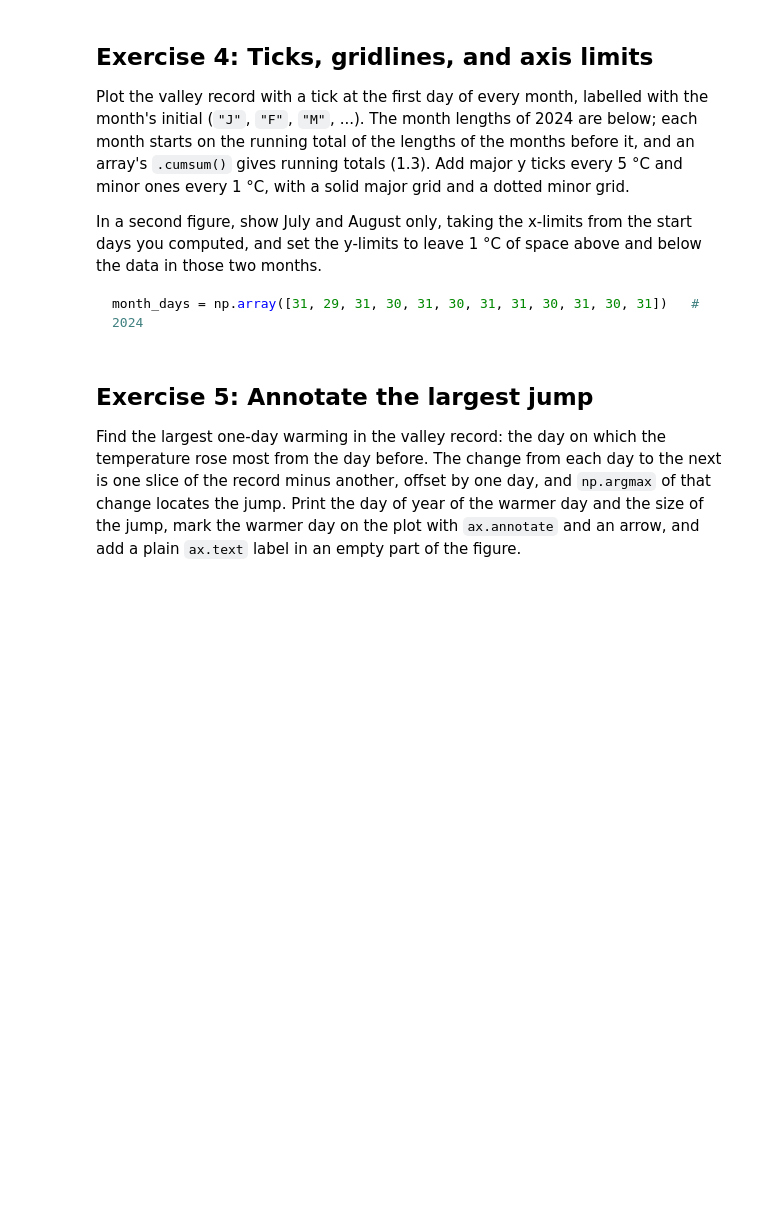
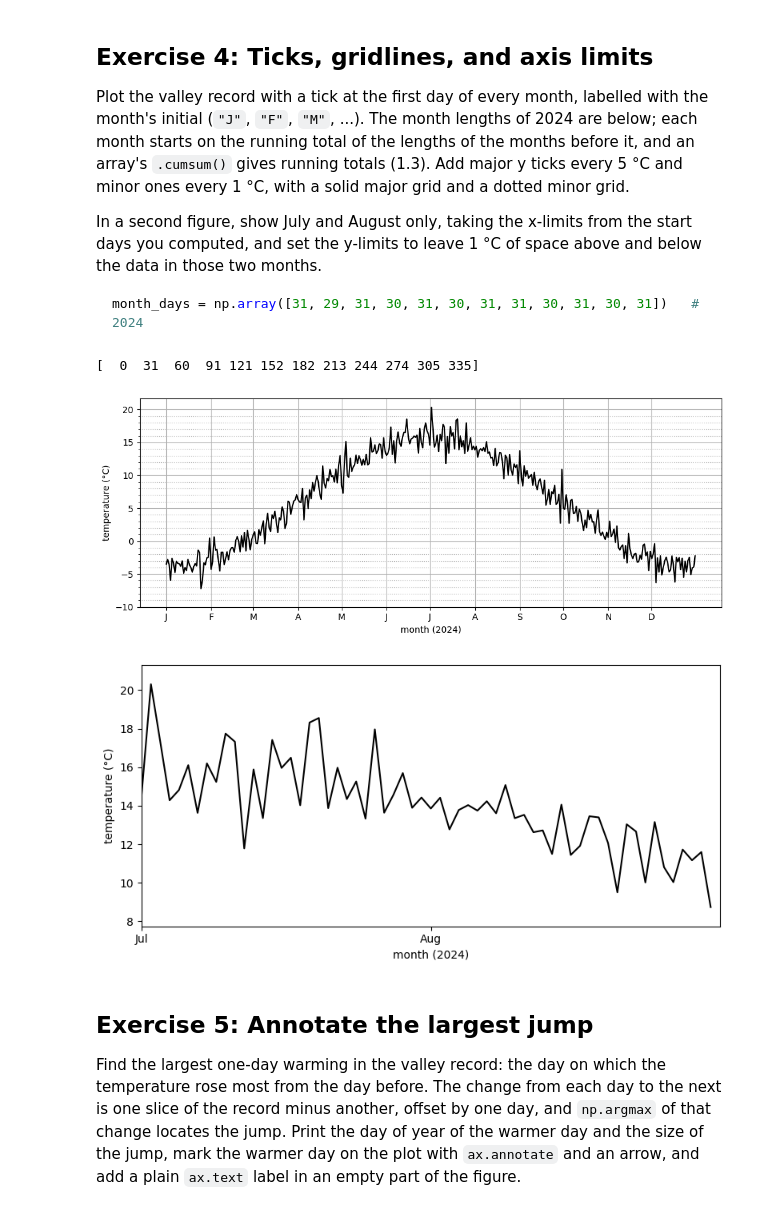
Before and after one commit to kara04y/2026_Intro_Python, a Jupyter notebook: live/part-I/1.4-matplotlib-and-xarray-exercises.ipynb, the cells around one changed output. Drawn from its saved outputs; the diff is of its cells as text; code cells hidden in the pictures; blank space fills up the shorter version.

```diff
--- a/live/part-I/1.4-matplotlib-and-xarray-exercises.ipynb
+++ b/live/part-I/1.4-matplotlib-and-xarray-exercises.ipynb
@@ -104,3 +144,49 @@ month_days = np.array([31, 29, 31, 30, 31, 30, 31, 31, 30, 31, 30, 31])   # 2024
+# %%
+month_days = np.array([31, 29, 31, 30, 31, 30, 31, 31, 30, 31, 30, 31])
+
+month_starts = days[0] + month_days.cumsum() - month_days
+print(month_starts)
+
+fig, ax = plt.subplots(figsize=(10, 4))
+ax.plot(days, valley_celsius, color="black")
+ax.set_xticks(month_starts, list("JFMAMJJASOND"))     # tick at each month start, labelled by initial
+
+ax.set_yticks(np.arange(-10, 21, 5))                # major ticks: every 5 °C
+ax.set_yticks(np.arange(-10, 21, 1), minor=True)    # minor ticks: every 1 °C
+ax.grid(which="major", linestyle="-")                 # solid major grid
+ax.grid(which="minor", linestyle=":")                 # dotted minor grid
+
+ax.set_xlabel("month (2024)")
+ax.set_ylabel("temperature (°C)")
+fig.tight_layout()
+plt.show()
+
+
+
+
+
+fig2, ax2 = plt.subplots(figsize=(8, 4))
+
+jul_start = month_starts[6]          # index 6 = July (0-based)
+aug_start = month_starts[7]
+sep_start = month_starts[8]          # July and August end where September starts
+
+in_summer = (days >= jul_start) & (days < sep_start)   # True for the days of July and August
+ax2.plot(days[in_summer], valley_celsius[in_summer], color="black")
+
+ax2.set_xlim(jul_start, sep_start)                     # x-limits from the start days
+ax2.set_ylim(valley_celsius[in_summer].min() - 1,      # 1 °C of space below and above
+             valley_celsius[in_summer].max() + 1)      # the July-August data only
+
+ax2.set_xticks([jul_start, aug_start], ["Jul", "Aug"])
+ax2.set_xlabel("month (2024)")
+ax2.set_ylabel("temperature (°C)")
+fig2.tight_layout()
+plt.show()
+# %% [output]
+[  0  31  60  91 121 152 182 213 244 274 305 335]
+[figure, added]
+[figure, added]
 # %% [markdown]
 ## Exercise 5: Annotate the largest jump
 
```
Also changed, not shown: parts of 14 cells of this notebook.
